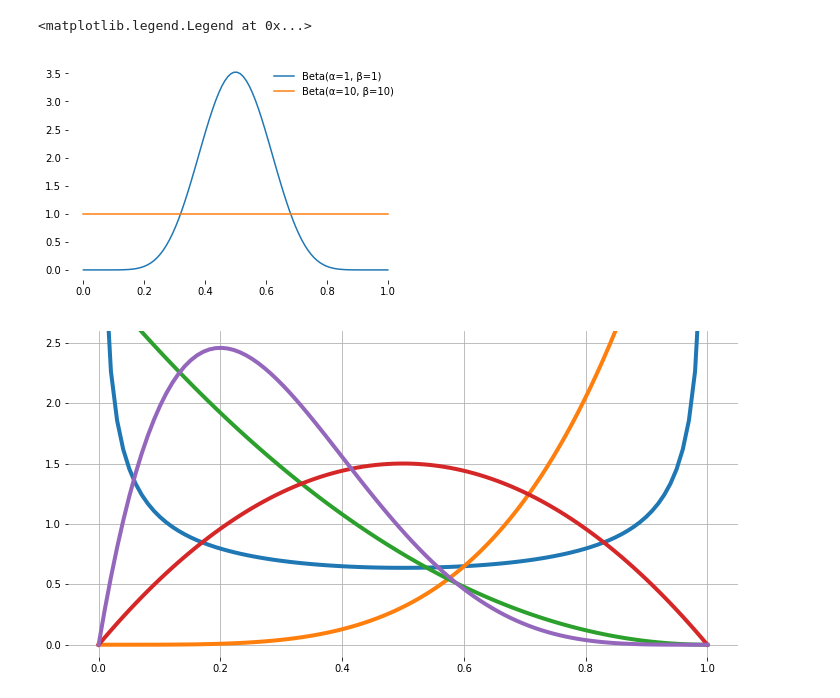
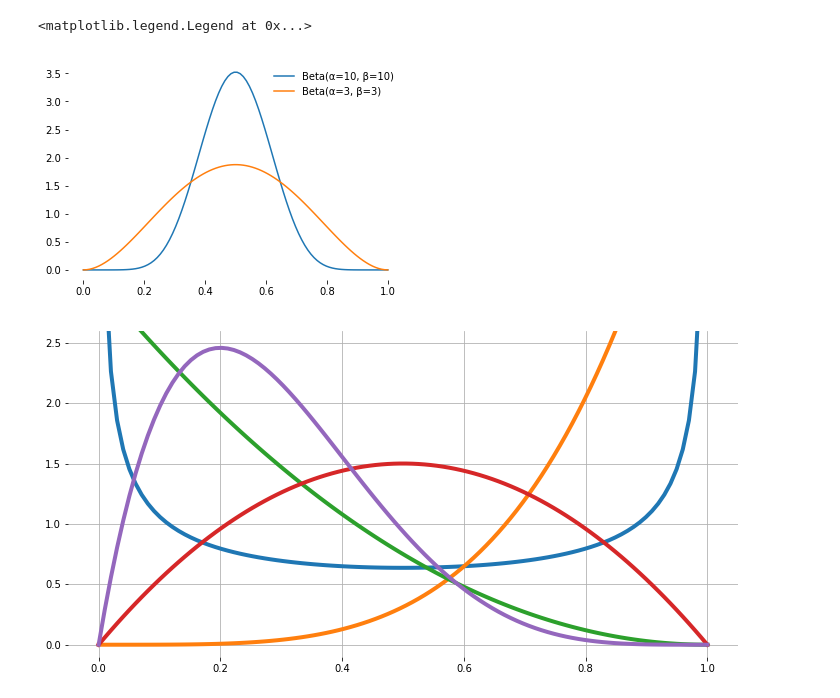
Before and after one commit to shawlu95/Data-Science-Toolbox, a Jupyter notebook: distribution/beta.ipynb, the cells around one changed output. Cells and saved outputs as stored; diff of their text form; code cells hidden in the pictures.

```diff
--- a/distribution/beta.ipynb
+++ b/distribution/beta.ipynb
@@ -104,24 +104,26 @@ analytical var: 0.01
 # %%
 from scipy.stats import beta
-a, b = 10, 10
-rv = beta(a, b)
+a1, b1 = 10, 10
+rv1 = beta(a1, b1)
 
-a, b = 1, 1
-rv2 = beta(a, b)
+a2, b2 = 3, 3
+rv2 = beta(a2, b2)
 
 x = np.linspace(0, 1, 100)
-plt.plot(x, rv.pdf(x))
+plt.plot(x, rv1.pdf(x))
 plt.plot(x, rv2.pdf(x))
 
 for spine in plt.gca().spines.values():
     spine.set_visible(False)
 
-plt.legend(["Beta(\u03B1=10, \u03B2=10)", "Beta(\u03B1=1, \u03B2=1)"], frameon=False)
+plt.legend(["Beta(\u03B1=%i, \u03B2=%i)"%(a1, b1),
+            "Beta(\u03B1=%i, \u03B2=%i)"%(a2, b2)],
+           frameon=False)
 # plt.title("Uninformative Prior")
 # plt.savefig("outputs/uninformative.png")
 # %% [output]
 <matplotlib.legend.Legend at 0x...>
-[figure, old version]
+[figure, new version]
 # %%
 from scipy.stats import beta
 alphas = [0.5, 5, 1, 2, 2]
```
Also changed, not shown: parts of 5 cells of this notebook.
